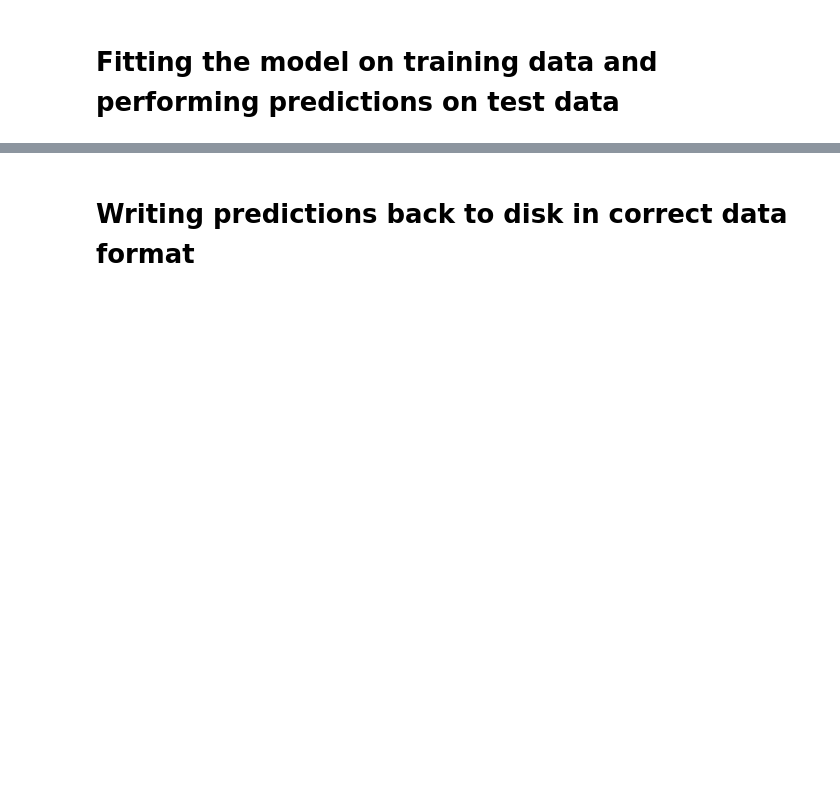
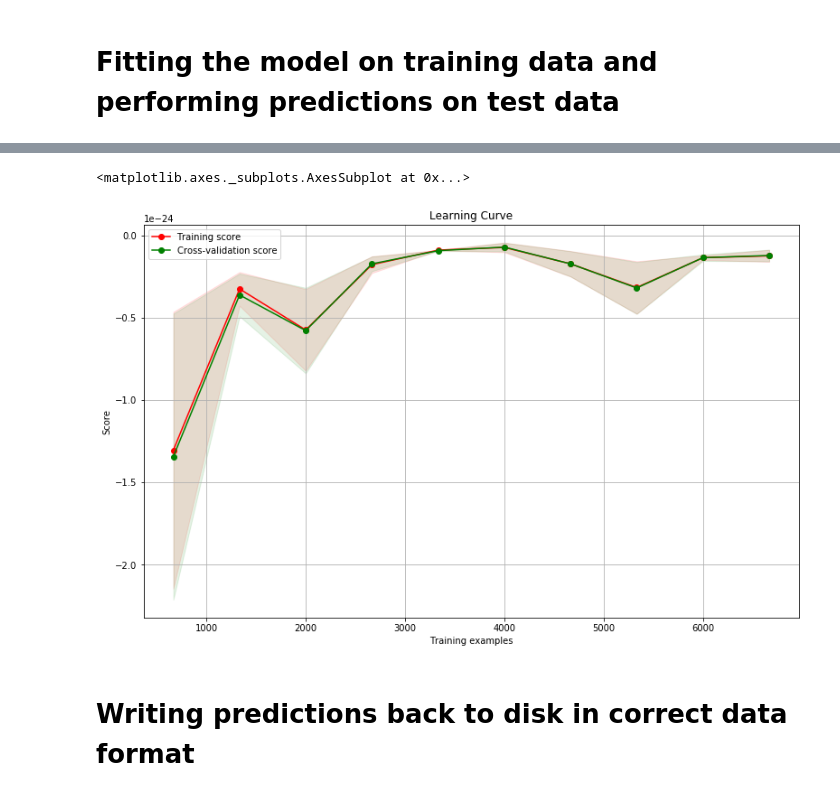
Before and after one commit to matthaeusheer/ml-project, a Jupyter notebook: notebooks/task_0.ipynb, the cells around one changed output, grey strips where cells are left out. Saved outputs shown, nothing was run; the diff lists cells and outputs as text; code cells hidden in the pictures; blank space fills up the shorter version.

```diff
--- a/notebooks/task_0.ipynb
+++ b/notebooks/task_0.ipynb
@@ -31,9 +43,24 @@ test_data = pd.read_csv('/Users/matthausheer/university/intro_ml/ml-project/data
 # %% [markdown]
 # Fitting the model on training data and performing predictions on test data
 # %%
-regr = linear_model.LinearRegression()
-regr.fit(train_X, train_Y)
-predictions = pd.DataFrame(regr.predict(test_X))
+# This would be the actual procedure, given we would NOT know that the predicted value is the mean of all features
+
+pipe_clf = Pipeline(
+                    [('std_scale', StandardScaler()),
+                     ('pca', PCA()),
+                     ('regr', linear_model.LinearRegression(normalize=True))
+
+])
+
+param_grid = {
+    'pca__n_components': [10],
+}
+
+grid_clf = GridSearchCV(pipe_clf, param_grid=param_grid, cv=3, scoring='neg_mean_squared_error')
+
+grid_clf.fit(train_X, train_Y)
+
+predictions = pd.DataFrame(grid_clf.predict(test_X))
 
 predictions = predictions.rename(columns = {0:'y'})
 predictions.index = test_X.index
@@ -39,0 +91,6 @@ predictions.index = test_X.index
+# %%
+skplot.estimators.plot_learning_curve(pipe_clf, train_X, train_Y, train_sizes=np.linspace(.1, 1.0, 10),
+                                      figsize=(13, 8), cv=3, scoring='neg_mean_squared_error')
+# %% [output]
+<matplotlib.axes._subplots.AxesSubplot at 0x...>
+[figure, added]
```
Also changed, not shown: parts of 5 cells of this notebook, 2 other files.
